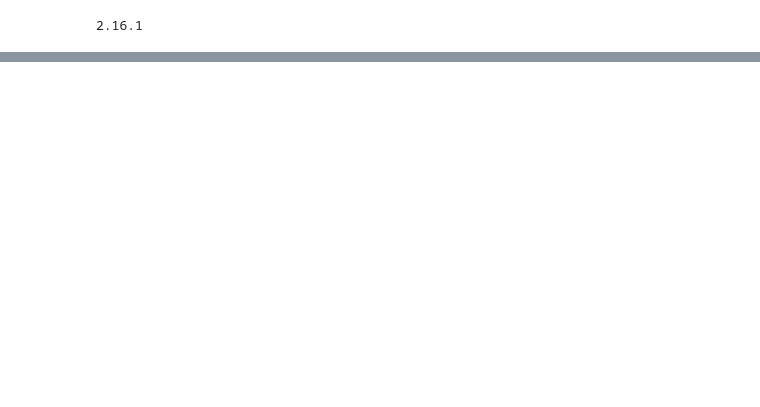
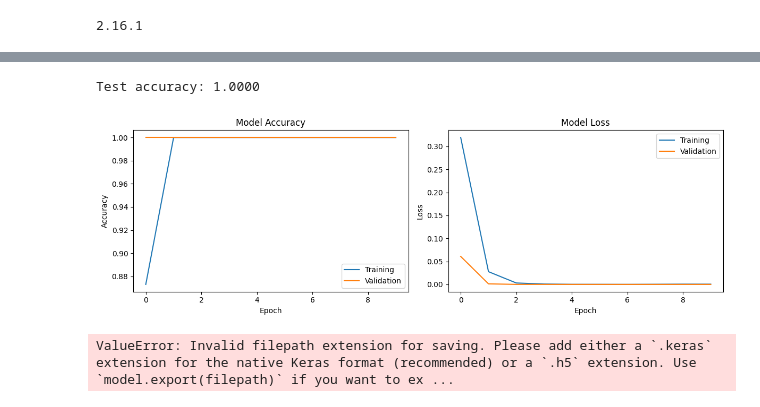
Before and after one commit to wayne-xyz/dualsense-rpi-demo, a Jupyter notebook: ml/model_t.ipynb, the cells around one changed output, grey strips where cells are left out. Drawn from its saved outputs; the diff is of its cells as text; code cells hidden in the pictures; blank space fills up the shorter version.

```diff
--- a/ml/model_t.ipynb
+++ b/ml/model_t.ipynb
@@ -106,0 +203,9 @@ print(x_reshaped.base)
+# %%
+# Train model
+history = model.fit(
+    x_train, y_train,
+    epochs=10,
+    batch_size=32,
+    validation_split=0.2,
+    verbose=1
+)
@@ -106,0 +233,34 @@ print(x_reshaped.base)
+# %%
+# export the tf model file
+import matplotlib.pyplot as plt
+# Evaluate model
+test_loss, test_accuracy = model.evaluate(x_test, y_test, verbose=0)
+print(f"\nTest accuracy: {test_accuracy:.4f}")
+
+# Plot training history
+plt.figure(figsize=(12, 4))
+
+plt.subplot(1, 2, 1)
+plt.plot(history.history['accuracy'], label='Training')
+plt.plot(history.history['val_accuracy'], label='Validation')
+plt.title('Model Accuracy')
+plt.xlabel('Epoch')
+plt.ylabel('Accuracy')
+plt.legend()
+
+plt.subplot(1, 2, 2)
+plt.plot(history.history['loss'], label='Training')
+plt.plot(history.history['val_loss'], label='Validation')
+plt.title('Model Loss')
+plt.xlabel('Epoch')
+plt.ylabel('Loss')
+plt.legend()
+
+plt.tight_layout()
+# %% [output]
+Test accuracy: 1.0000
+[figure, added]
+# %%
+model.save('gesture_model.keras')  # HDF5 format
+# %% [output]
+ValueError: Invalid filepath extension for saving. Please add either a `.keras` extension for the native Keras format (recommended) or a `.h5` extension. Use `model.export(filepath)` if you want to ex ...
```
Also changed, not shown: parts of 8 cells of this notebook, 4 other files.
